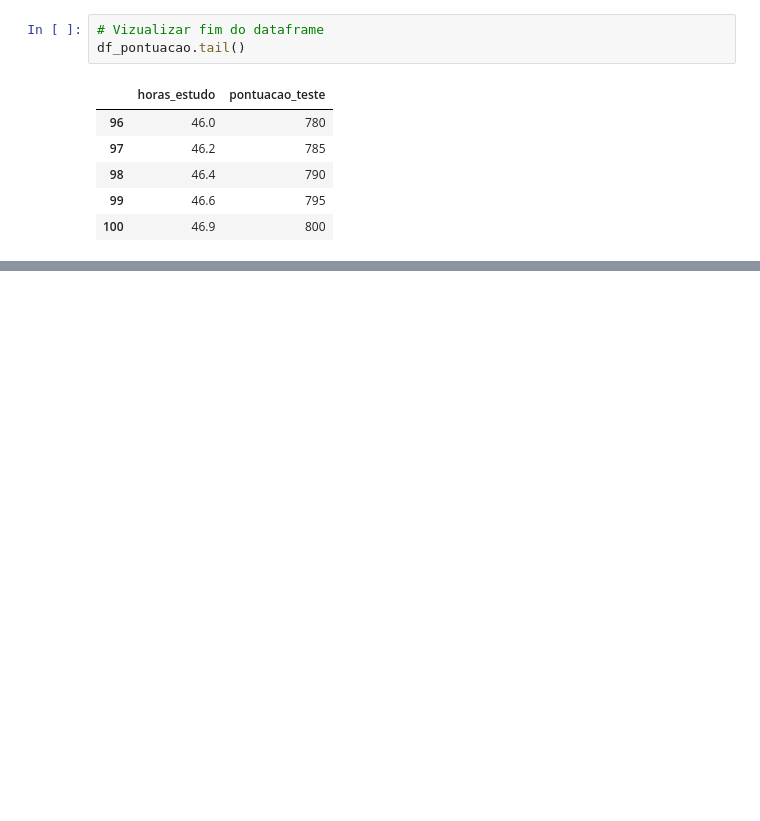
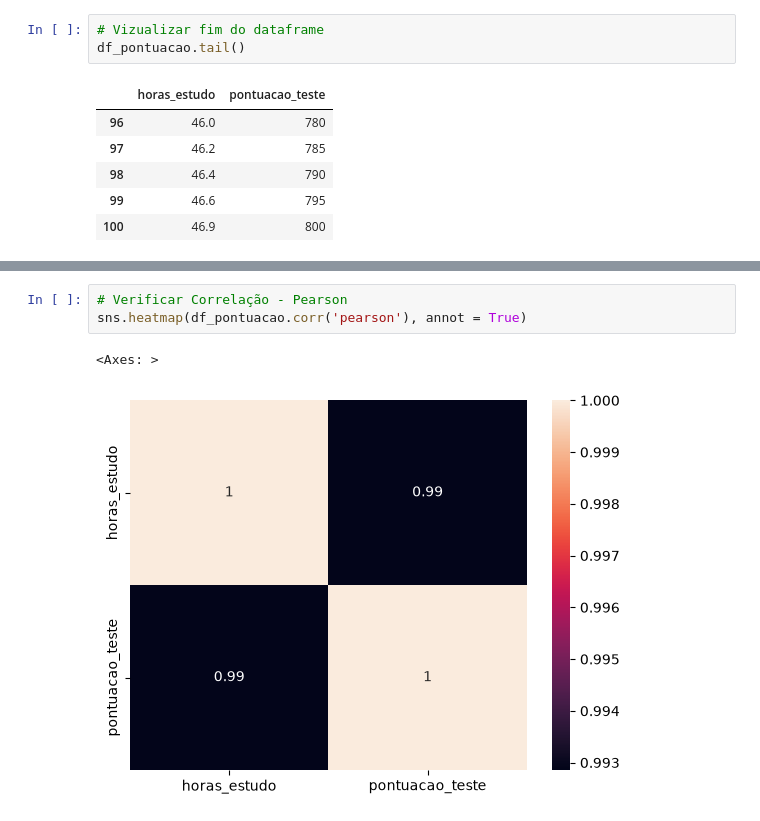
Before and after one commit to Manoelhns/regressao-linear-simples, a Jupyter notebook: modelo_pontuacao.ipynb, the cells around one changed output, grey strips where cells are left out. Saved outputs shown, nothing was run; the diff lists cells and outputs as text; blank space fills up the shorter version.

```diff
--- a/modelo_pontuacao.ipynb
+++ b/modelo_pontuacao.ipynb
@@ -46,0 +84,6 @@ df_pontuacao.tail()
+# %%
+# Verificar Correlação - Pearson
+sns.heatmap(df_pontuacao.corr('pearson'), annot = True)
+# %% [output]
+<Axes: >
+[figure, added]
```
Also changed, not shown: parts of 8 cells of this notebook.
